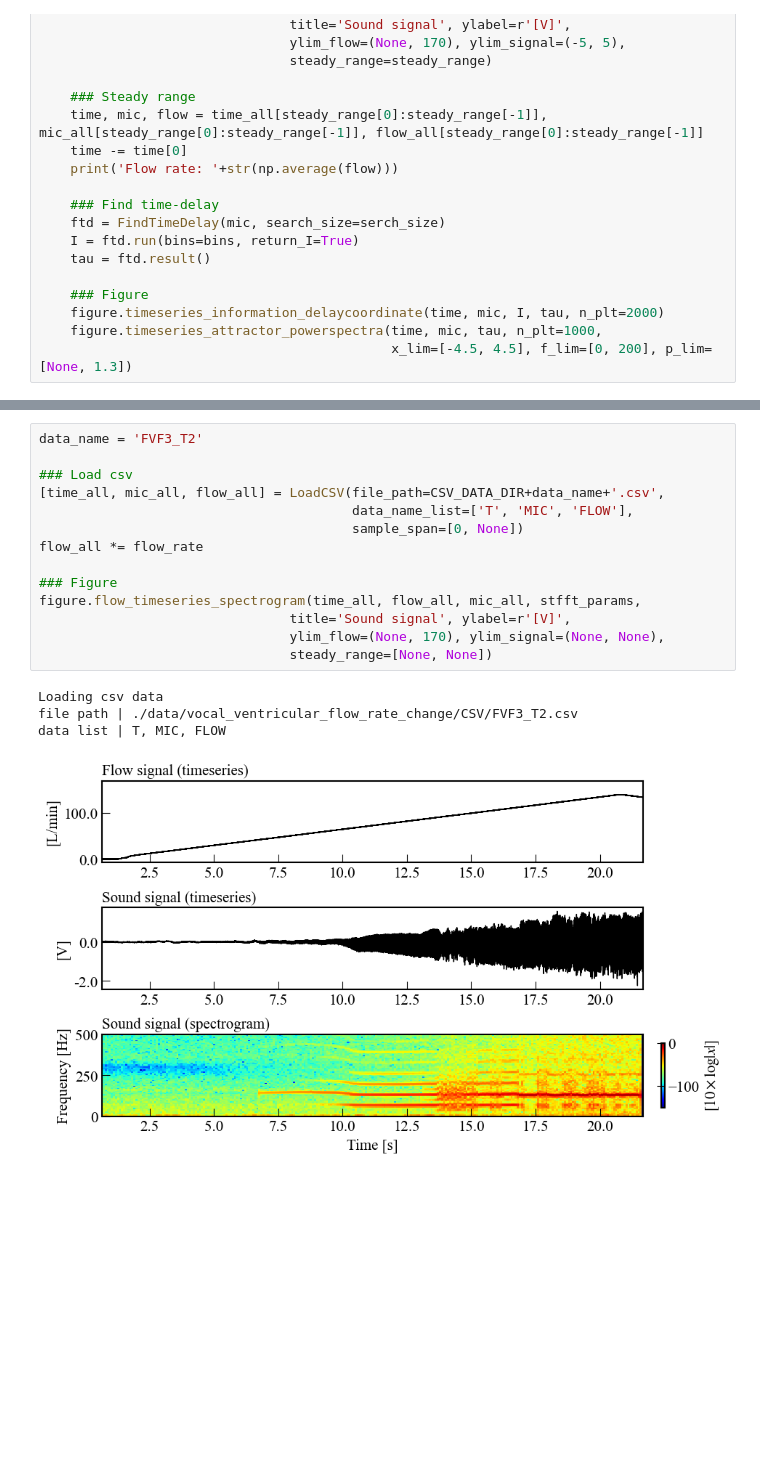
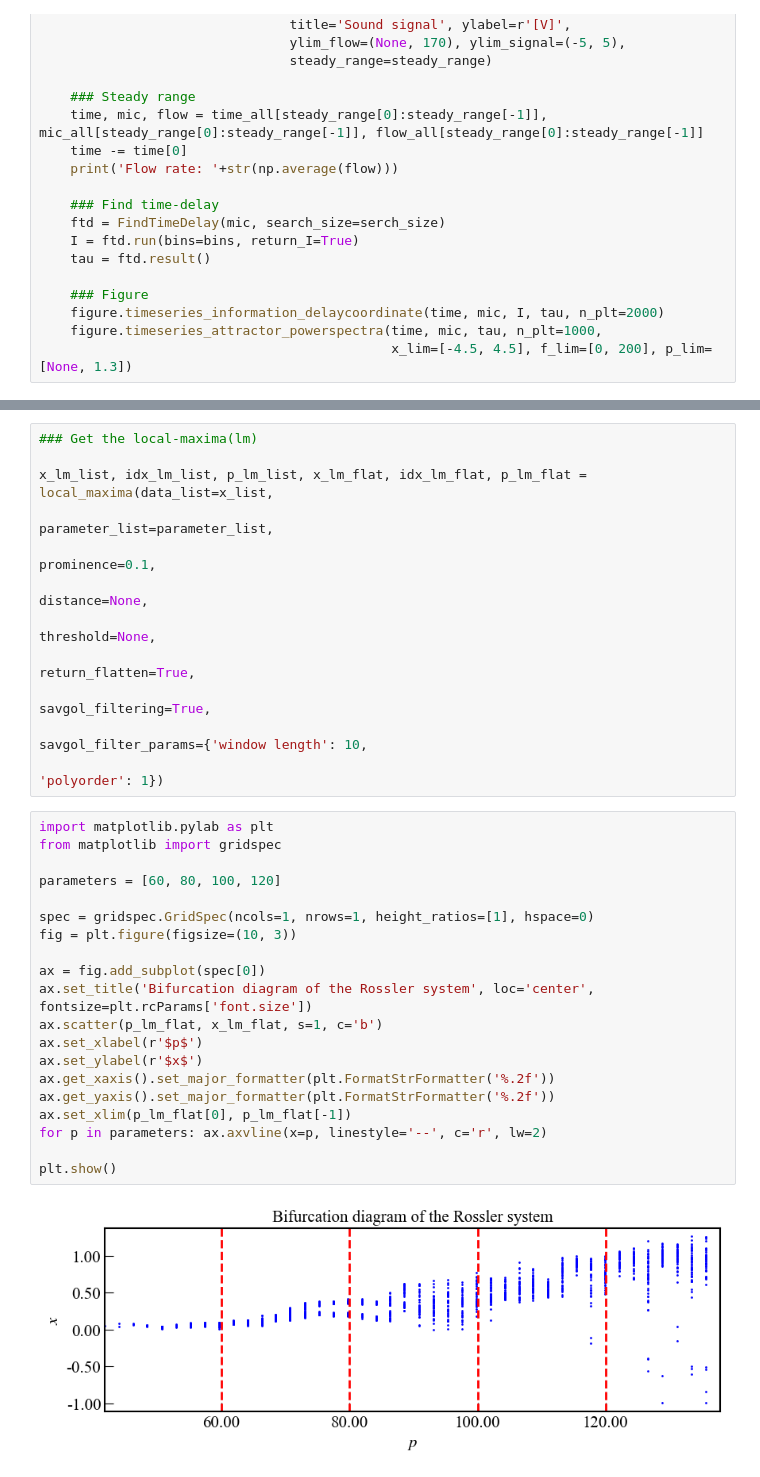
Before and after one commit to TakumiInoue0628/analysis-of-vocal-fold-system-based-on-nonlinear-dynamics-theory-using-machine-learning, a Jupyter notebook: report/20241022/01_03_experimental_data_bifurcation.ipynb, the cells around one changed output, grey strips where cells are left out. Drawn from its saved outputs; the diff is of its cells as text; blank space fills up the shorter version.

```diff
--- a/report/20241022/01_03_experimental_data_bifurcation.ipynb
+++ b/report/20241022/01_03_experimental_data_bifurcation.ipynb
@@ -138,19 +107,34 @@ IndexError: index 983 is out of bounds for axis 0 with size 980
-# %%
-data_name = 'FVF3_T2'
-
-### Load csv
-[time_all, mic_all, flow_all] = LoadCSV(file_path=CSV_DATA_DIR+data_name+'.csv',
-                                        data_name_list=['T', 'MIC', 'FLOW'],
-                                        sample_span=[0, None])
-flow_all *= flow_rate
-
-### Figure
-figure.flow_timeseries_spectrogram(time_all, flow_all, mic_all, stfft_params,
-                                title='Sound signal', ylabel=r'[V]',
-                                ylim_flow=(None, 170), ylim_signal=(None, None),
-                                steady_range=[None, None])
-# %% [output]
-Loading csv data
-file path | ./data/vocal_ventricular_flow_rate_change/CSV/FVF3_T2.csv
-data list | T, MIC, FLOW
-[figure, removed]
+# %%
+### Get the local-maxima(lm)
+
+x_lm_list, idx_lm_list, p_lm_list, x_lm_flat, idx_lm_flat, p_lm_flat = local_maxima(data_list=x_list,
+                                                                                    parameter_list=parameter_list,
+                                                                                    prominence=0.1,
+                                                                                    distance=None,
+                                                                                    threshold=None,
+                                                                                    return_flatten=True,
+                                                                                    savgol_filtering=True,
+                                                                                    savgol_filter_params={'window length': 10,
+                                                                                                        'polyorder': 1})
+# %%
+import matplotlib.pylab as plt
+from matplotlib import gridspec
+
+parameters = [60, 80, 100, 120]
+
+spec = gridspec.GridSpec(ncols=1, nrows=1, height_ratios=[1], hspace=0)
+fig = plt.figure(figsize=(10, 3))
+
+ax = fig.add_subplot(spec[0])
+ax.set_title('Bifurcation diagram of the Rossler system', loc='center', fontsize=plt.rcParams['font.size'])
+ax.scatter(p_lm_flat, x_lm_flat, s=1, c='b')
+ax.set_xlabel(r'$p$')
+ax.set_ylabel(r'$x$')
+ax.get_xaxis().set_major_formatter(plt.FormatStrFormatter('%.2f'))
+ax.get_yaxis().set_major_formatter(plt.FormatStrFormatter('%.2f'))
+ax.set_xlim(p_lm_flat[0], p_lm_flat[-1])
+for p in parameters: ax.axvline(x=p, linestyle='--', c='r', lw=2)
+
+plt.show()
+# %% [output]
+[figure, added]
```
Also changed, not shown: parts of 6 cells of this notebook, 3 other files.
